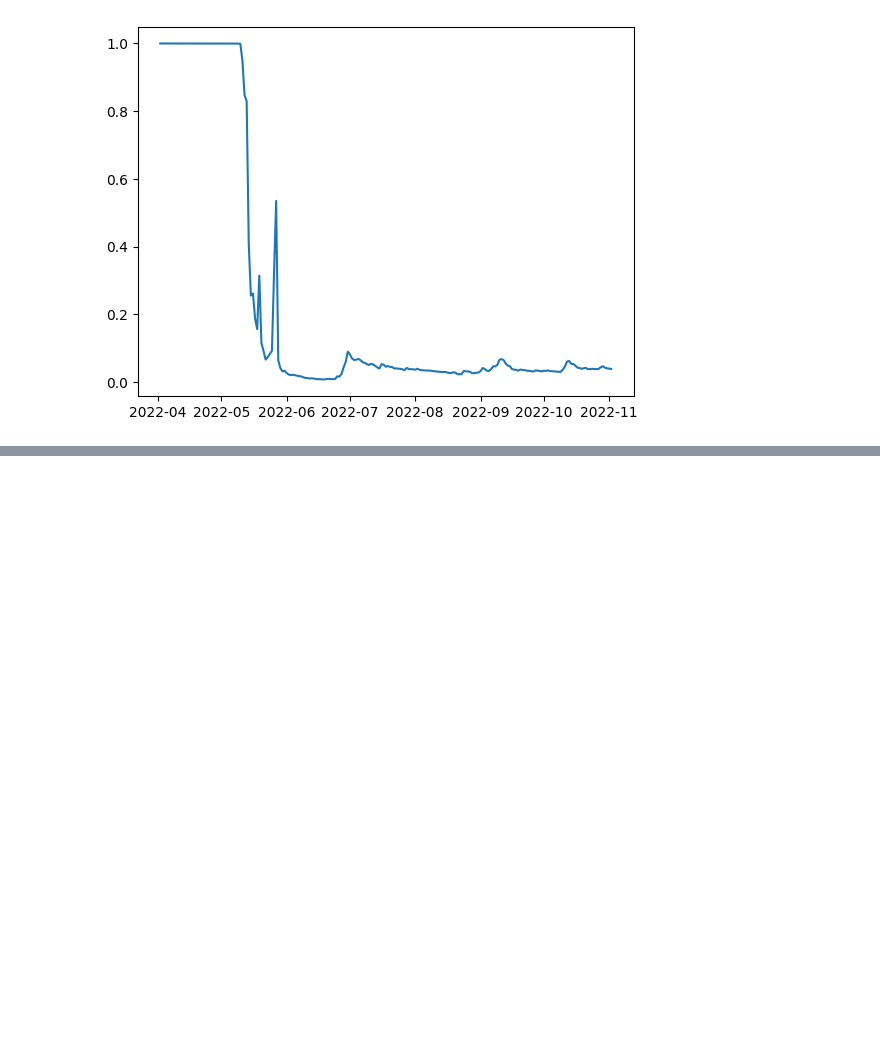
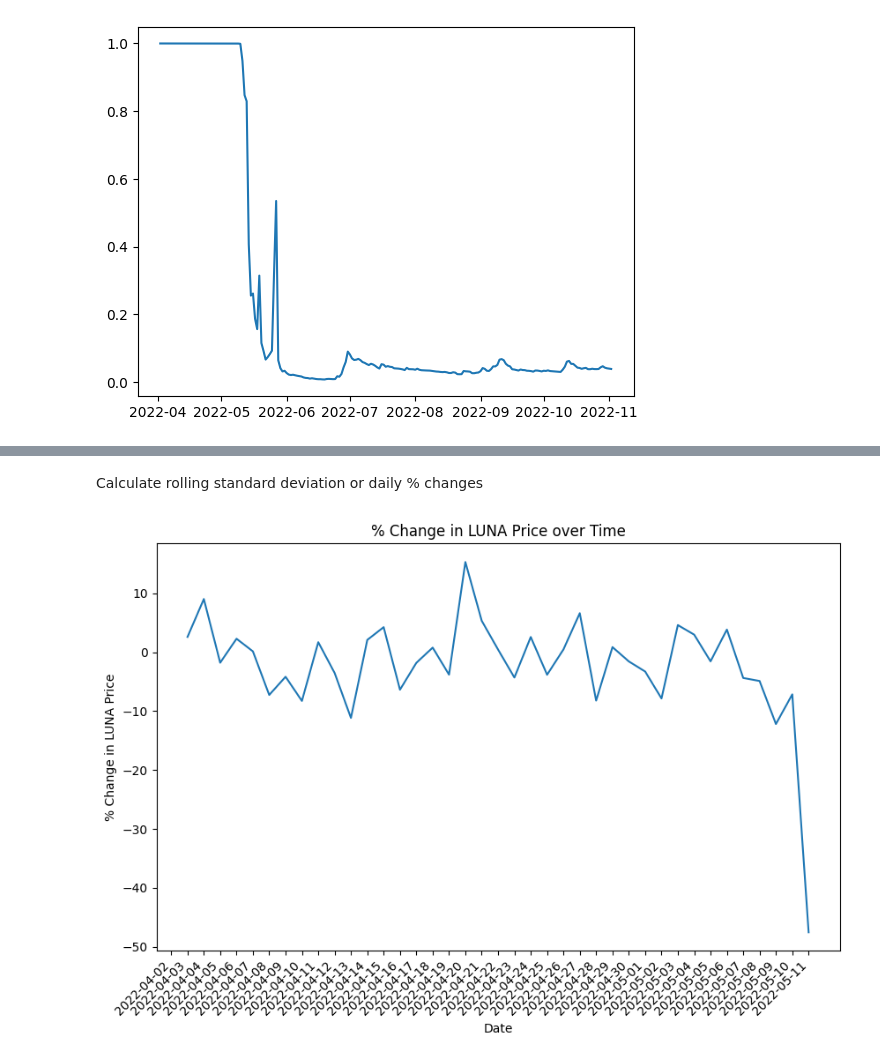
Before and after one commit to ChowchowWorks/DataBusters, a Jupyter notebook: src/crypto_prices.ipynb, the cells around one changed output, grey strips where cells are left out. Cells and saved outputs as stored; diff of their text form; code cells hidden in the pictures; blank space fills up the shorter version.

```diff
--- a/src/crypto_prices.ipynb
+++ b/src/crypto_prices.ipynb
@@ -218,0 +234,14 @@ plt.show()
+# %% [markdown]
+Calculate rolling standard deviation or daily % changes
+# %%
+luna_pct = wluna['open'].pct_change() * 100
+
+plt.figure(figsize=(10, 6))
+plt.plot(wluna['datetime'][:40],luna_pct[:40])
+plt.xticks(wluna['datetime'][:40], rotation = 45, ha = 'right')
+plt.xlabel("Date")
+plt.ylabel("% Change in LUNA Price")
+plt.title("% Change in LUNA Price over Time")
+plt.show()
+# %% [output]
+[figure, added]
```
Also changed, not shown: parts of 7 cells of this notebook, 1 other file.
